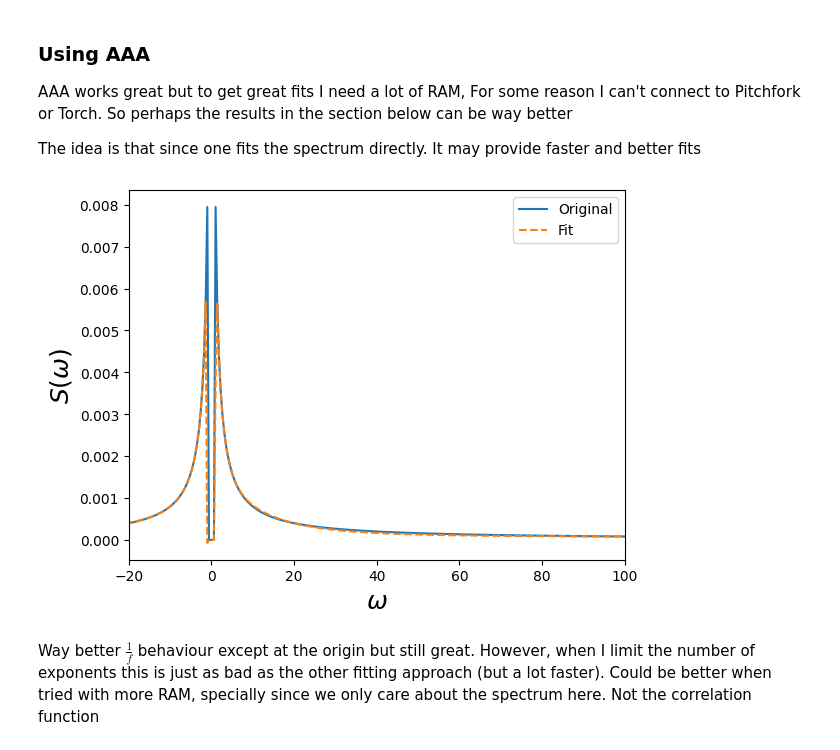
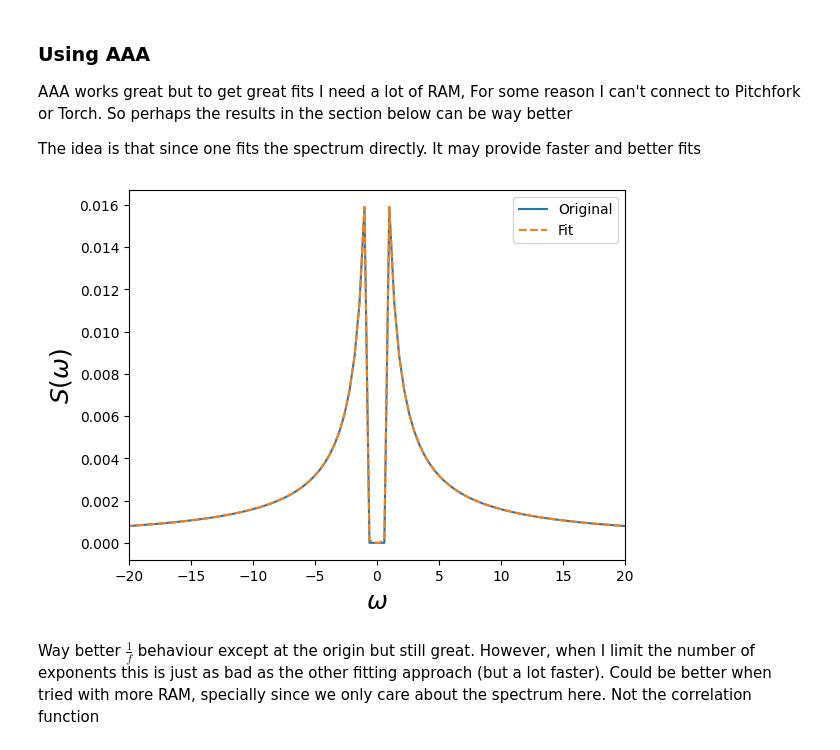
Before and after one commit to gsuarezr/DSE, a Jupyter notebook: report/f_noise.ipynb, the cells around one changed output. Cells and saved outputs as stored; diff of their text form; code cells hidden in the pictures.

```diff
--- a/report/f_noise.ipynb
+++ b/report/f_noise.ipynb
@@ -214,7 +214,7 @@ plt.show()
 # %% [markdown]
 The fit of the correlation function is good, does this approximation actually show $\frac{1}{f}$ spectrum
 # %%
-def spectrum_f(w,alpha=0.05):
+def spectrum_f(w,alpha=0.1):
     try:
         s=np.heaviside(np.abs(w)-1,0)*np.heaviside(10000-np.abs(w),0)*(alpha/abs(w))/(2*np.pi)
     except:
@@ -477,21 +463,26 @@ def prz(z,f,w):
 # %%
 w=np.linspace(-200,200,1000)
 # %%
-Z=np.concatenate((-np.logspace(2,-5,900),np.logspace(-5,2,900)))+0j
-#Z=np.linspace(0.001,1000,10000)
+# Z=np.concatenate((-np.logspace(2,-5,900),np.logspace(-5,2,900)))+0j
+# #Z=np.linspace(0.001,1000,10000)
+# #F=lambda w : np.pi*0.05*(w)*np.exp(-abs(w)/20)*(1/(np.exp(w/1)-1) +1)
+# #r,pol,res,zer=aaa(F,Z,tol=1e-8)
+# r,pol,res,zer=aaa(spectrum_f,Z,tol=1e-8,mmax=24)
+#Z=np.concatenate((-np.logspace(5,-3,1000),np.logspace(-3,5,1000)))+0j
+Z=np.linspace(-1000,1000,5000)
 #F=lambda w : np.pi*0.05*(w)*np.exp(-abs(w)/20)*(1/(np.exp(w/1)-1) +1)
 #r,pol,res,zer=aaa(F,Z,tol=1e-8)
-r,pol,res,zer=aaa(spectrum_f,Z,tol=1e-8,mmax=24)
+r,pol,res,zer=aaa(spectrum_f,Z,tol=1e-13,mmax=24)
 # %%
 plt.plot(w,spectrum_f(w),label="Original")
 plt.plot(w,r(w),"--",label="Fit")
 plt.ylabel(r"$S(\omega)$",fontsize=18)
 plt.xlabel(r"$\omega$",fontsize=18)
-plt.xlim(-20,100)
+plt.xlim(-20,20)
 plt.legend()
 plt.show()
 # %% [output]
-[figure, old version]
+[figure, new version]
 # %% [markdown]
 Way better $\frac{1}{f}$ behaviour except at the origin but still great. However, when I limit the number of exponents this is just as bad as the other fitting approach (but a lot faster). Could be better when tried with more RAM, specially since we only care about the spectrum here. Not the correlation function
 # %%
```
Also changed, not shown: parts of 23 cells of this notebook, 42 other files.
